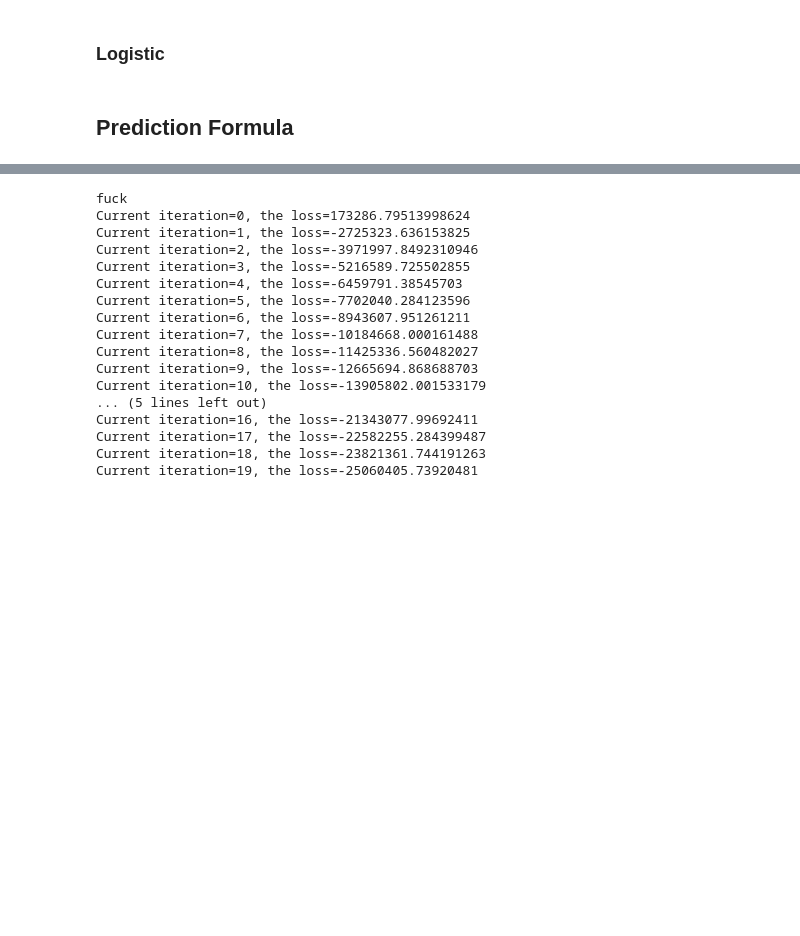
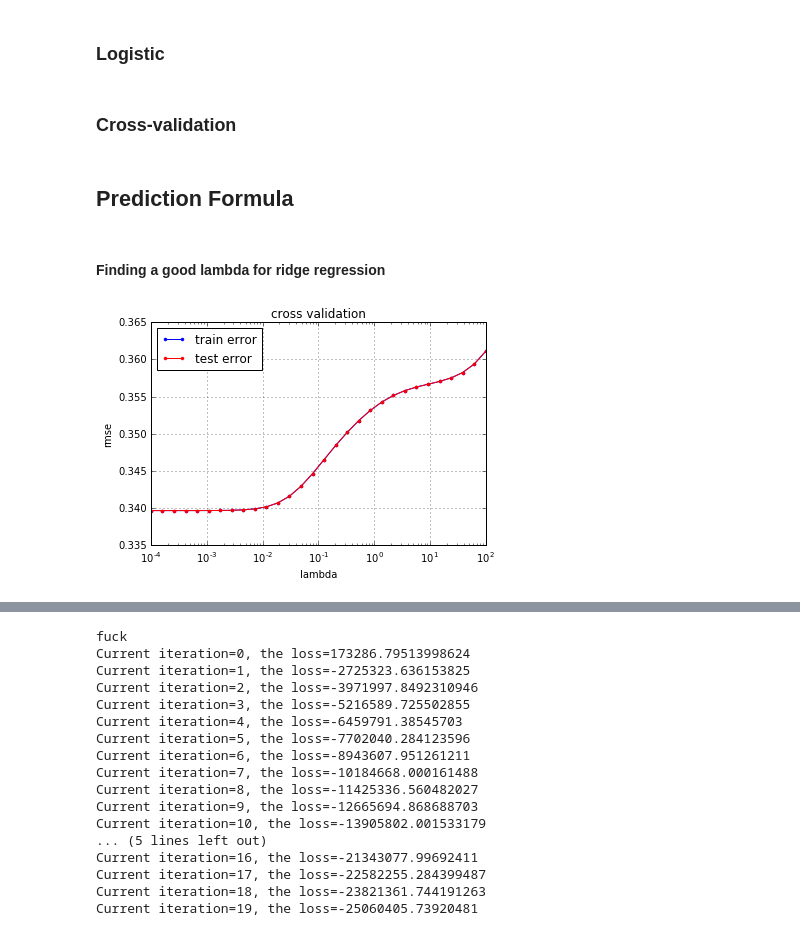
Before and after one commit to robines-wins/MLO-project1, a Jupyter notebook: scripts/project1.ipynb, the cells around one changed output, grey strips where cells are left out. Drawn from its saved outputs; the diff is of its cells as text; code cells hidden in the pictures; blank space fills up the shorter version.

Commit message:
Cross validation added, tasks is now tasks.txt

```diff
--- a/scripts/project1.ipynb
+++ b/scripts/project1.ipynb
@@ -137,3 +137,5 @@ def reg_logistic_regression(y, tx, lambda_ , gamma, max_iters):
     gradf = partial(compute_gradient_sigmoid,lambda_ = lambda_)
     costf = partial(compute_loss_logistic, lambda_ = lambda_)
     return general_gradient_descent(y,tx,np.zeros((tx.shape[1], 1)),max_iters,gamma,gradf,costf)
+# %% [markdown]
+### Cross-validation
@@ -140,2 +180,14 @@ def reg_logistic_regression(y, tx, lambda_ , gamma, max_iters):
 # %% [markdown]
 ## Prediction Formula
+# %% [markdown]
+#### Finding a good lambda for ridge regression
+# %%
+initial_w=np.zeros(tX.shape[1])
+function_to_test=ridge_regression
+k_fold=4
+lambdas = np.logspace(-4, 2, 30)
+loss_tr,loss_te=finding_lambda(y,tX,function_to_test,k_fold,1,lambdas)
+from helpers import *
+cross_validation_visualization(lambdas, loss_tr, loss_te)
+# %% [output]
+[figure, added]
```
Also changed, not shown: parts of 6 cells of this notebook, 3 other files.
